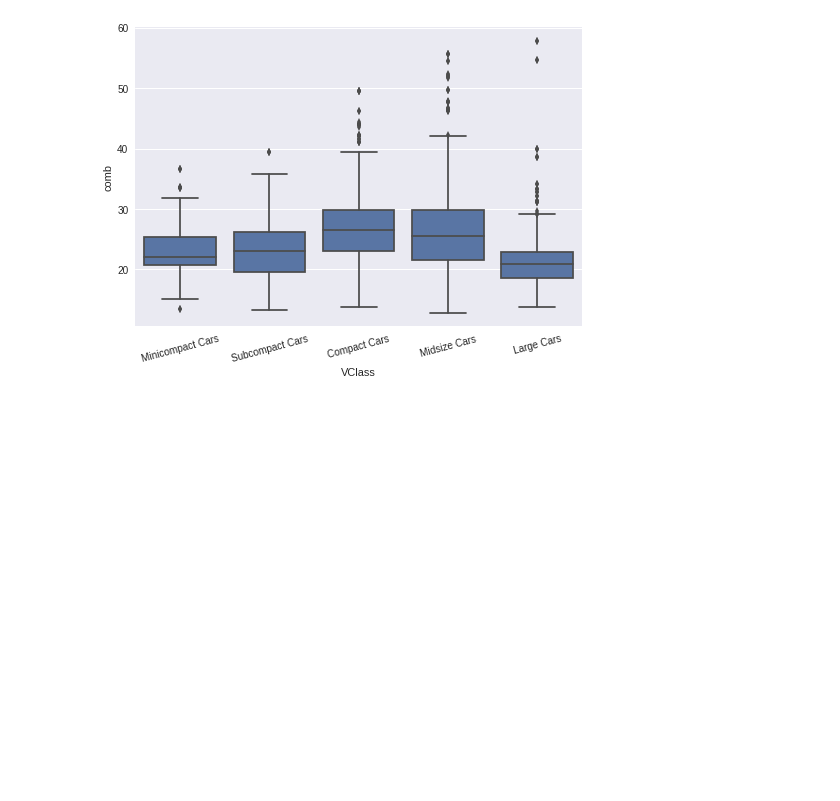
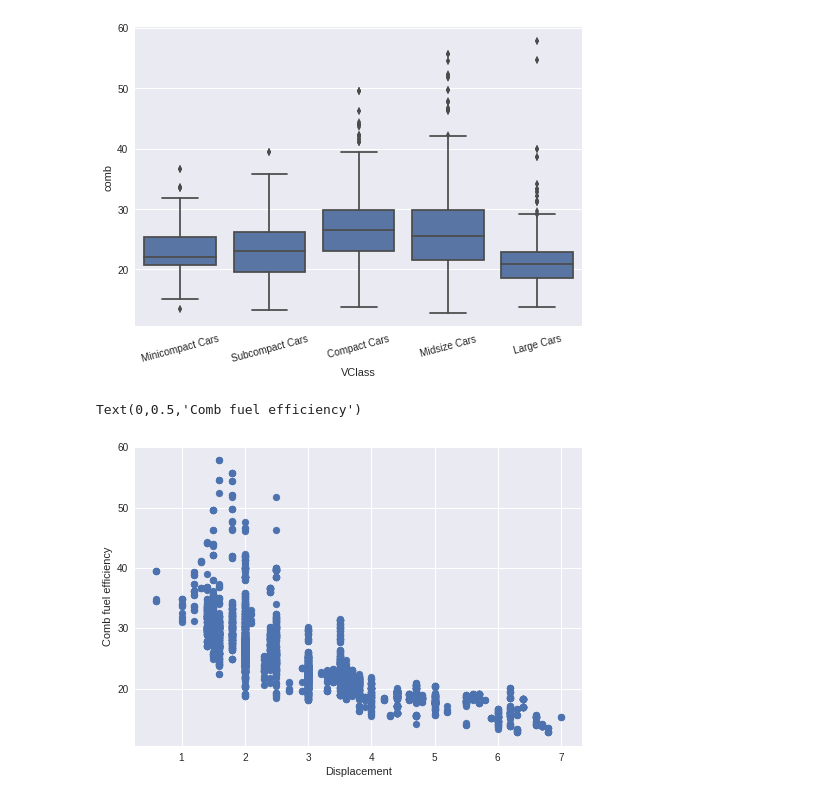
Before and after one commit to classofai/AIPND, a Jupyter notebook: Matplotlib/Matplotlib.ipynb, the cells around one changed output. Drawn from its saved outputs; the diff is of its cells as text; code cells hidden in the pictures; blank space fills up the shorter version.

```diff
--- a/Matplotlib/Matplotlib.ipynb
+++ b/Matplotlib/Matplotlib.ipynb
@@ -94,3 +94,10 @@ sb.boxplot(data = fuel_econ, x = 'VClass', y = 'comb', color=base_color)
 plt.xticks(rotation = 15);
 # %% [output]
 [figure]
+# %%
+plt.scatter(data = fuel_econ, x = 'displ', y = 'comb')
+plt.xlabel('Displacement')
+plt.ylabel('Comb fuel efficiency')
+# %% [output]
+Text(0,0.5,'Comb fuel efficiency')
+[figure, added]
```
Also changed, not shown: parts of 4 cells of this notebook.
